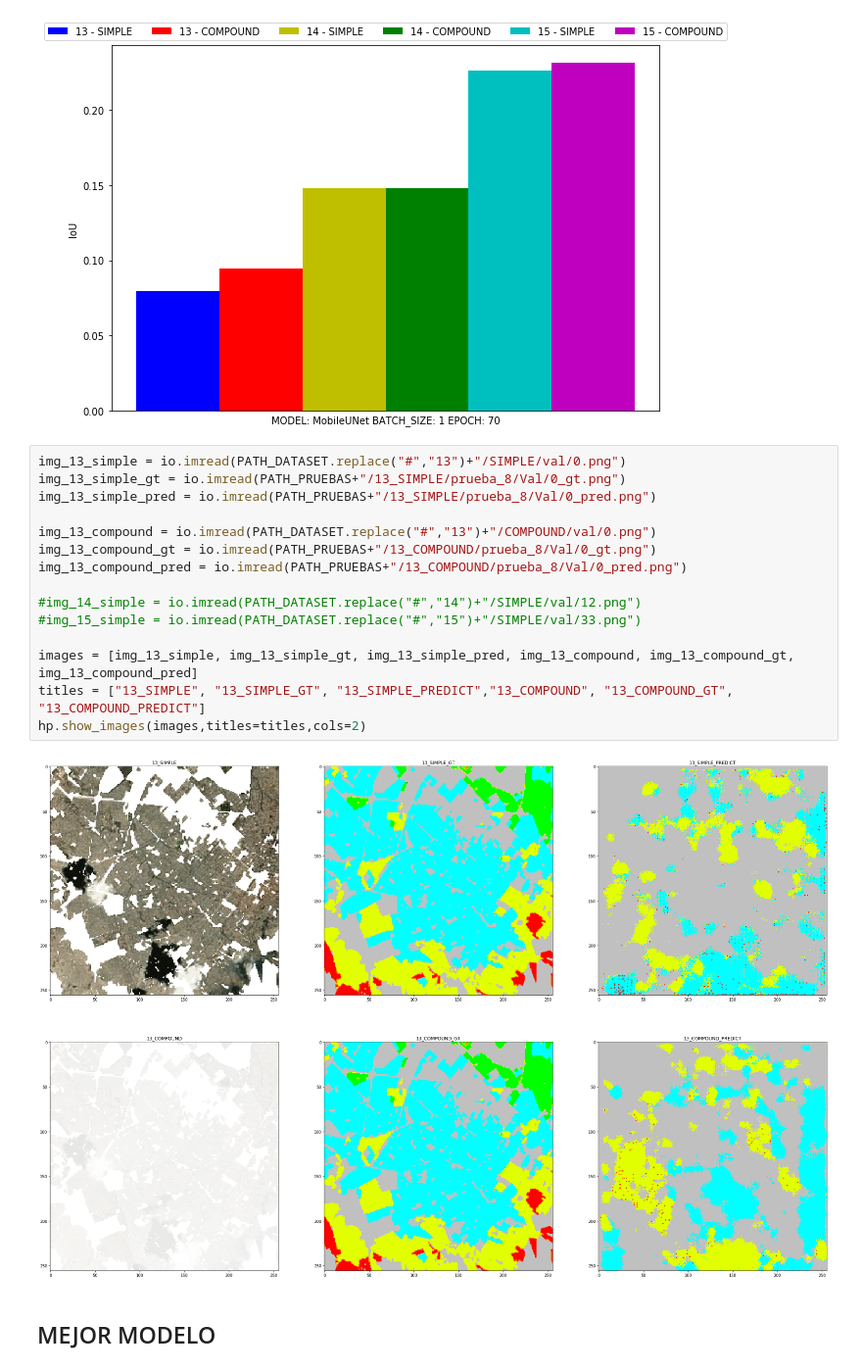
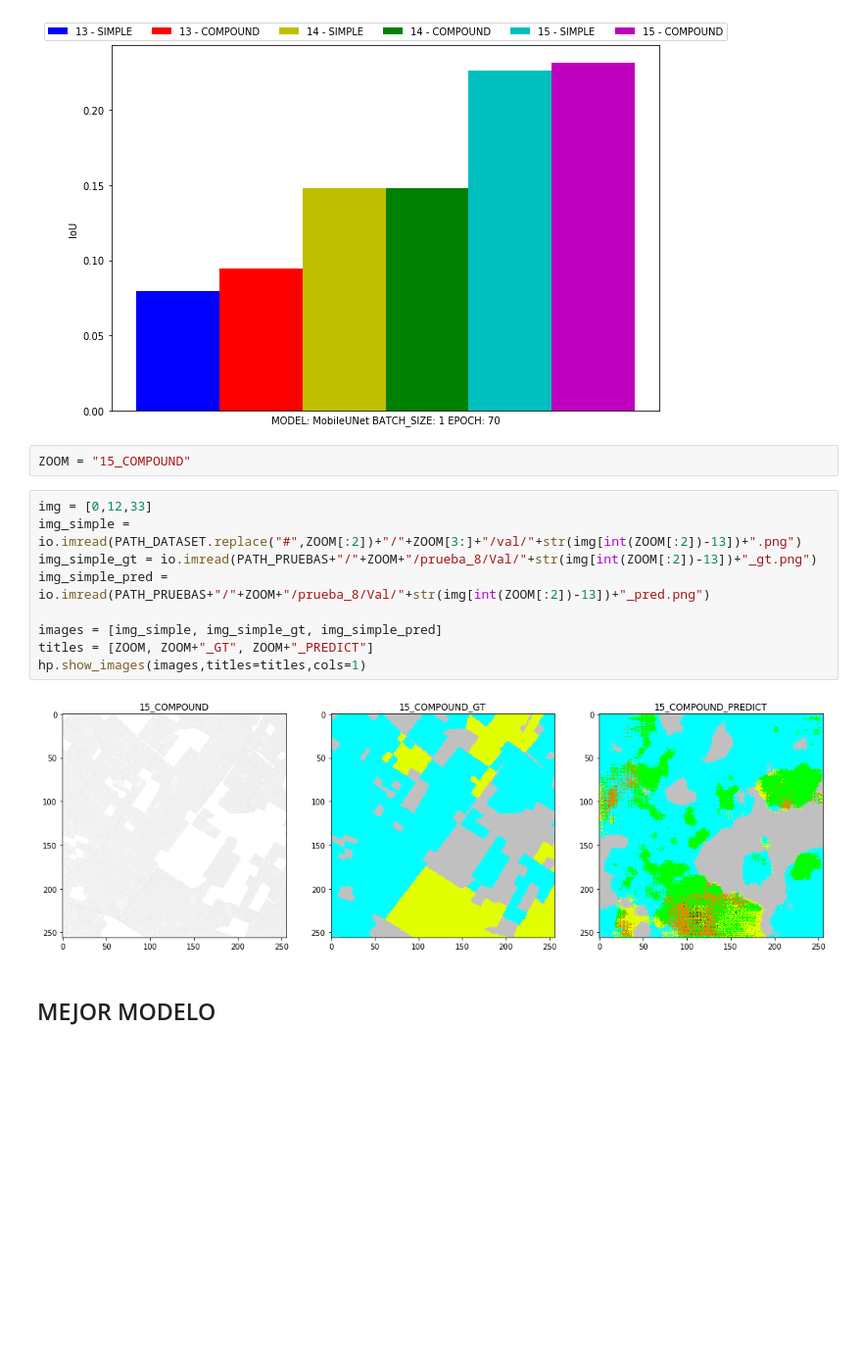
Before and after one commit to DaielChom/proyecto_uis, a Jupyter notebook: 07 - Presentación Resultados.ipynb, the cells around one changed output. Shown at 98% size. Saved outputs shown, nothing was run; the diff lists cells and outputs as text; blank space fills up the shorter version.

```diff
--- a/07 - Presentación Resultados.ipynb
+++ b/07 - Presentación Resultados.ipynb
@@ -168,23 +187,19 @@ worst = iou_all_test.loc[iou_all_test["MEAN_IOU"].idxmin()].values[1:]
 grafica(8)
 # %% [output]
 [figure]
-# %%
-img_13_simple = io.imread(PATH_DATASET.replace("#","13")+"/SIMPLE/val/0.png")
-img_13_simple_gt = io.imread(PATH_PRUEBAS+"/13_SIMPLE/prueba_8/Val/0_gt.png")
-img_13_simple_pred = io.imread(PATH_PRUEBAS+"/13_SIMPLE/prueba_8/Val/0_pred.png")
-
-img_13_compound = io.imread(PATH_DATASET.replace("#","13")+"/COMPOUND/val/0.png")
-img_13_compound_gt = io.imread(PATH_PRUEBAS+"/13_COMPOUND/prueba_8/Val/0_gt.png")
-img_13_compound_pred = io.imread(PATH_PRUEBAS+"/13_COMPOUND/prueba_8/Val/0_pred.png")
-
-#img_14_simple = io.imread(PATH_DATASET.replace("#","14")+"/SIMPLE/val/12.png")
-#img_15_simple = io.imread(PATH_DATASET.replace("#","15")+"/SIMPLE/val/33.png")
-
-images = [img_13_simple, img_13_simple_gt, img_13_simple_pred, img_13_compound, img_13_compound_gt, img_13_compound_pred]
-titles = ["13_SIMPLE", "13_SIMPLE_GT", "13_SIMPLE_PREDICT","13_COMPOUND", "13_COMPOUND_GT", "13_COMPOUND_PREDICT"]
-hp.show_images(images,titles=titles,cols=2)
-# %% [output]
-[figure, removed]
+# %%
+ZOOM = "15_COMPOUND"
+# %%
+img = [0,12,33]
+img_simple = io.imread(PATH_DATASET.replace("#",ZOOM[:2])+"/"+ZOOM[3:]+"/val/"+str(img[int(ZOOM[:2])-13])+".png")
+img_simple_gt = io.imread(PATH_PRUEBAS+"/"+ZOOM+"/prueba_8/Val/"+str(img[int(ZOOM[:2])-13])+"_gt.png")
+img_simple_pred = io.imread(PATH_PRUEBAS+"/"+ZOOM+"/prueba_8/Val/"+str(img[int(ZOOM[:2])-13])+"_pred.png")
+
+images = [img_simple, img_simple_gt, img_simple_pred]
+titles = [ZOOM, ZOOM+"_GT", ZOOM+"_PREDICT"]
+hp.show_images(images,titles=titles,cols=1)
+# %% [output]
+[figure, added]
 # %% [markdown]
 ## MEJOR MODELO
 # %%
```
Also changed, not shown: parts of 10 cells of this notebook.
